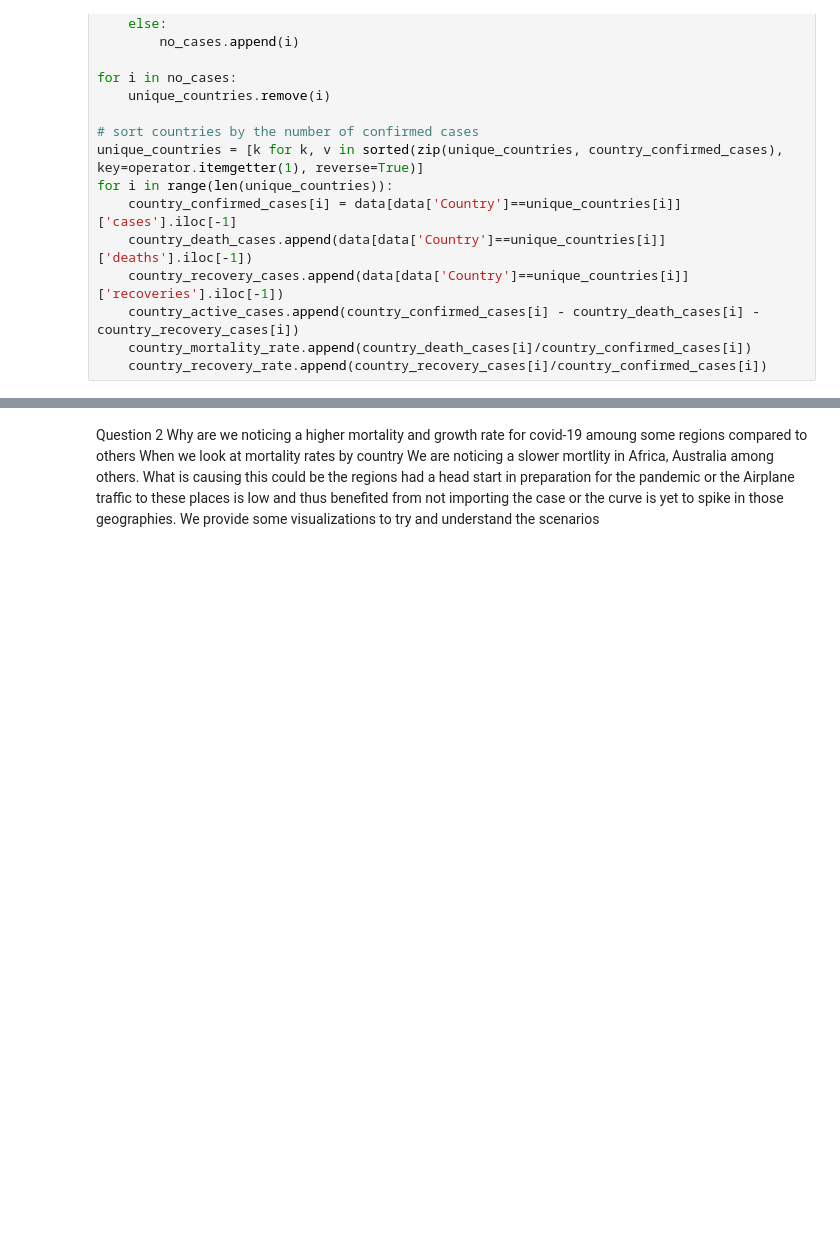
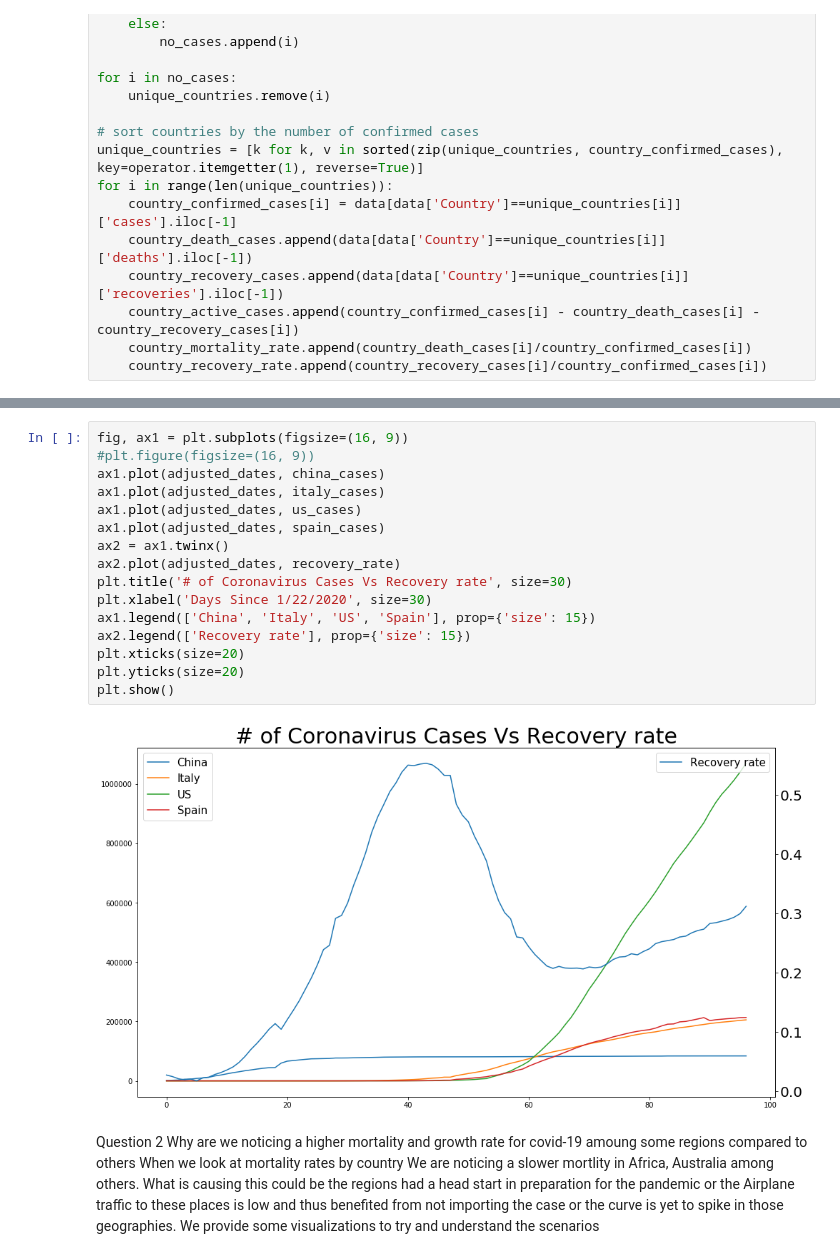
Before and after one commit to ussozi/data_insights_Covid19-Analysis, a Jupyter notebook: Covid 19 Analysis.ipynb, the cells around one changed output, grey strips where cells are left out. Saved outputs shown, nothing was run; the diff lists cells and outputs as text; blank space fills up the shorter version.

```diff
--- a/Covid 19 Analysis.ipynb
+++ b/Covid 19 Analysis.ipynb
@@ -278,3 +306,21 @@ It is important to note that by End of Febraury China was reaching the top of th
+# %%
+fig, ax1 = plt.subplots(figsize=(16, 9))
+#plt.figure(figsize=(16, 9))
+ax1.plot(adjusted_dates, china_cases)
+ax1.plot(adjusted_dates, italy_cases)
+ax1.plot(adjusted_dates, us_cases)
+ax1.plot(adjusted_dates, spain_cases)
+ax2 = ax1.twinx()
+ax2.plot(adjusted_dates, recovery_rate)
+plt.title('# of Coronavirus Cases Vs Recovery rate', size=30)
+plt.xlabel('Days Since 1/22/2020', size=30)
+ax1.legend(['China', 'Italy', 'US', 'Spain'], prop={'size': 15})
+ax2.legend(['Recovery rate'], prop={'size': 15})
+plt.xticks(size=20)
+plt.yticks(size=20)
+plt.show()
+# %% [output]
+[figure, added]
 # %% [markdown]
 Question 2
 Why are we noticing a higher mortality and growth rate for covid-19 amoung some regions compared to others
```
Also changed, not shown: parts of 9 cells of this notebook.
